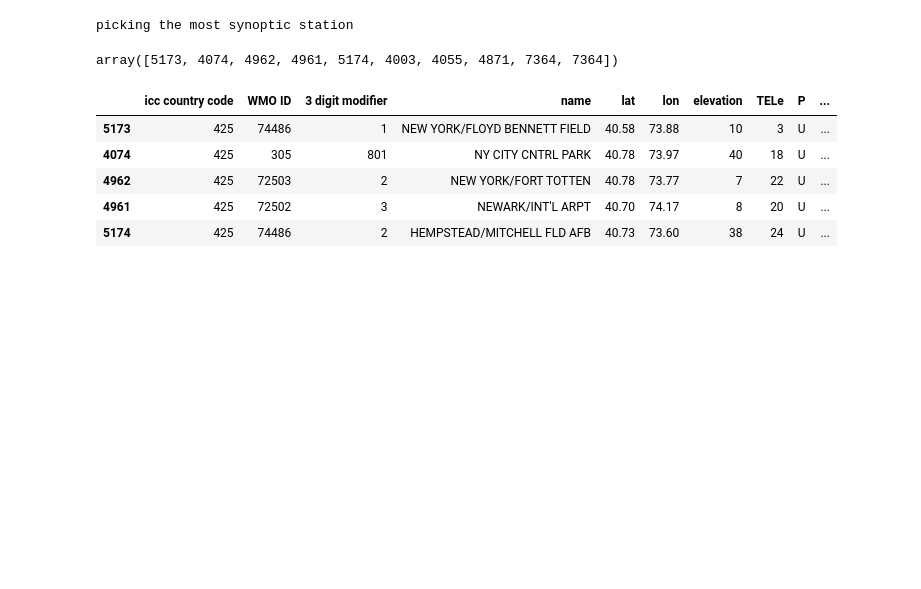
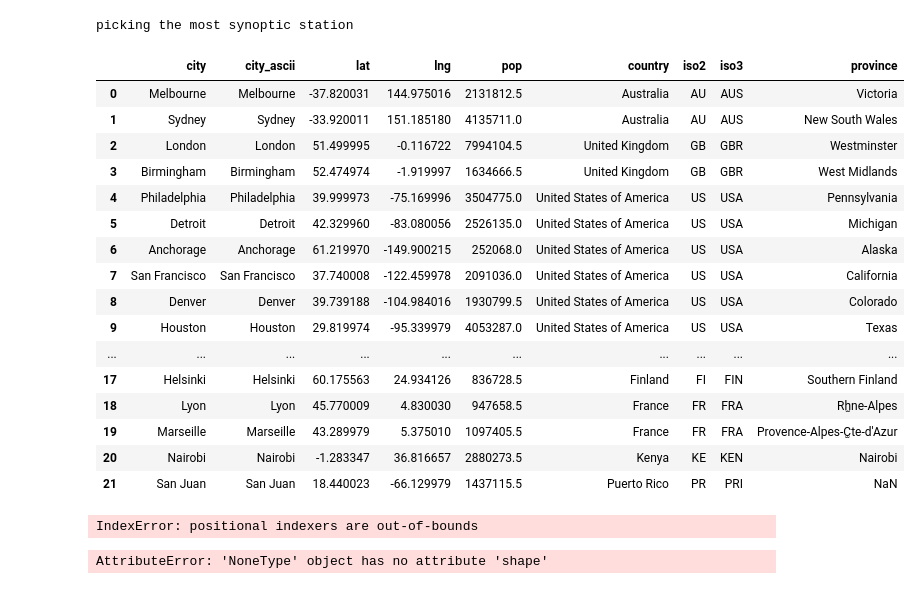
Before and after one commit to gottscott/heat, a Jupyter notebook: PairUrbanRural.ipynb, the cells around one changed output. Cells and saved outputs as stored; diff of their text form; code cells hidden in the pictures; blank space fills up the shorter version.

```diff
--- a/PairUrbanRural.ipynb
+++ b/PairUrbanRural.ipynb
@@ -349,16 +251,3 @@ for (city, country) in zip(cities,countries):
     frames.append([city, urbanID, ruralID])
 # %% [output]
 picking the most synoptic station
-# %%
-closeststations[1]
-# %% [output]
-array([5173, 4074, 4962, 4961, 5174, 4003, 4055, 4871, 7364, 7364])
-# %%
-giss.iloc[closeststations[1]]
-# %% [output]
-|  | icc country code | WMO ID | 3 digit modifier | name | lat | lon | elevation | TELe | P | ... |
-| 5173 | 425 | 74486 | 1 | NEW YORK/FLOYD BENNETT FIELD | 40.58 | 73.88 | 10 | 3 | U | ... |
-| 4074 | 425 | 305 | 801 | NY CITY CNTRL PARK | 40.78 | 73.97 | 40 | 18 | U | ... |
-| 4962 | 425 | 72503 | 2 | NEW YORK/FORT TOTTEN | 40.78 | 73.77 | 7 | 22 | U | ... |
-| 4961 | 425 | 72502 | 3 | NEWARK/INT'L ARPT | 40.70 | 74.17 | 8 | 20 | U | ... |
-| 5174 | 425 | 74486 | 2 | HEMPSTEAD/MITCHELL FLD AFB | 40.73 | 73.60 | 38 | 24 | U | ... |
@@ -367,0 +254,20 @@ ruralID = giss.loc[giss.iloc[closeststations[1]]['BI'].argmin()]['WMO ID']
+# %%
+atlas = pd.read_csv('data/sampleAtlas.csv')
+# %% [output]
+|  | city | city_ascii | lat | lng | pop | country | iso2 | iso3 | province |
+| 0 | Melbourne | Melbourne | -37.820031 | 144.975016 | 2131812.5 | Australia | AU | AUS | Victoria |
+| 1 | Sydney | Sydney | -33.920011 | 151.185180 | 4135711.0 | Australia | AU | AUS | New South Wales |
+| 2 | London | London | 51.499995 | -0.116722 | 7994104.5 | United Kingdom | GB | GBR | Westminster |
+| 3 | Birmingham | Birmingham | 52.474974 | -1.919997 | 1634666.5 | United Kingdom | GB | GBR | West Midlands |
+| 4 | Philadelphia | Philadelphia | 39.999973 | -75.169996 | 3504775.0 | United States of America | US | USA | Pennsylvania |
+| 5 | Detroit | Detroit | 42.329960 | -83.080056 | 2526135.0 | United States of America | US | USA | Michigan |
+| 6 | Anchorage | Anchorage | 61.219970 | -149.900215 | 252068.0 | United States of America | US | USA | Alaska |
+| 7 | San Francisco | San Francisco | 37.740008 | -122.459978 | 2091036.0 | United States of America | US | USA | California |
+| 8 | Denver | Denver | 39.739188 | -104.984016 | 1930799.5 | United States of America | US | USA | Colorado |
+| 9 | Houston | Houston | 29.819974 | -95.339979 | 4053287.0 | United States of America | US | USA | Texas |
+| ... | ... | ... | ... | ... | ... | ... | ... | ... | ... |
+| 17 | Helsinki | Helsinki | 60.175563 | 24.934126 | 836728.5 | Finland | FI | FIN | Southern Finland |
+| 18 | Lyon | Lyon | 45.770009 | 4.830030 | 947658.5 | France | FR | FRA | Rh̫ne-Alpes |
+| 19 | Marseille | Marseille | 43.289979 | 5.375010 | 1097405.5 | France | FR | FRA | Provence-Alpes-C̫te-d'Azur |
+| 20 | Nairobi | Nairobi | -1.283347 | 36.816657 | 2880273.5 | Kenya | KE | KEN | Nairobi |
+| 21 | San Juan | San Juan | 18.440023 | -66.129979 | 1437115.5 | Puerto Rico | PR | PRI | NaN |
@@ -367,0 +280,15 @@ ruralID = giss.loc[giss.iloc[closeststations[1]]['BI'].argmin()]['WMO ID']
+# %%
+frames = []
+rasterfile = 'data/F182013.v4/F182013.v4c_web.stable_lights.avg_vis.tif'
+
+for i in range(0, atlas.shape[0]):
+    lat = atlas.iloc[i]['lat']
+    lon = atlas.iloc[i]['lng']
+    city = atlas.iloc[i]['city']
+    closeststations = tree.query([lon,lat], k =5, distance_upper_bound=.25)
+    lons = ghcn.iloc[closeststations[1]]['lon'].values
+    lats = ghcn.iloc[closeststations[1]]['lat'].values
+    BIs = spatialfunctions.extract_raster_values(lons, lats, rasterfile)
+    frames.append([city, BIs.max(), BIs.min()])
+# %% [output]
+IndexError: positional indexers are out-of-bounds
@@ -367,0 +301,13 @@ ruralID = giss.loc[giss.iloc[closeststations[1]]['BI'].argmin()]['WMO ID']
+# %%
+allNightLights = np.zeros(ghcn.shape[0])
+rasterfile = 'data/F182013.v4/F182013.v4c_web.stable_lights.avg_vis.tif'
+
+X = ghcn['lon'].values
+Y = ghcn['lat'].values
+
+for i in [0,1,2,3,4,5,6,7,8,9,10]:
+    ind = i*10000
+    DN = spatialfunctions.extract_raster_values(X[ind:ind+5999], Y[ind:ind+5999],rasterfile)
+    allNightLights[ind:ind+9999] = DN
+# %% [output]
+AttributeError: 'NoneType' object has no attribute 'shape'
```
Also changed, not shown: parts of 15 cells of this notebook.
